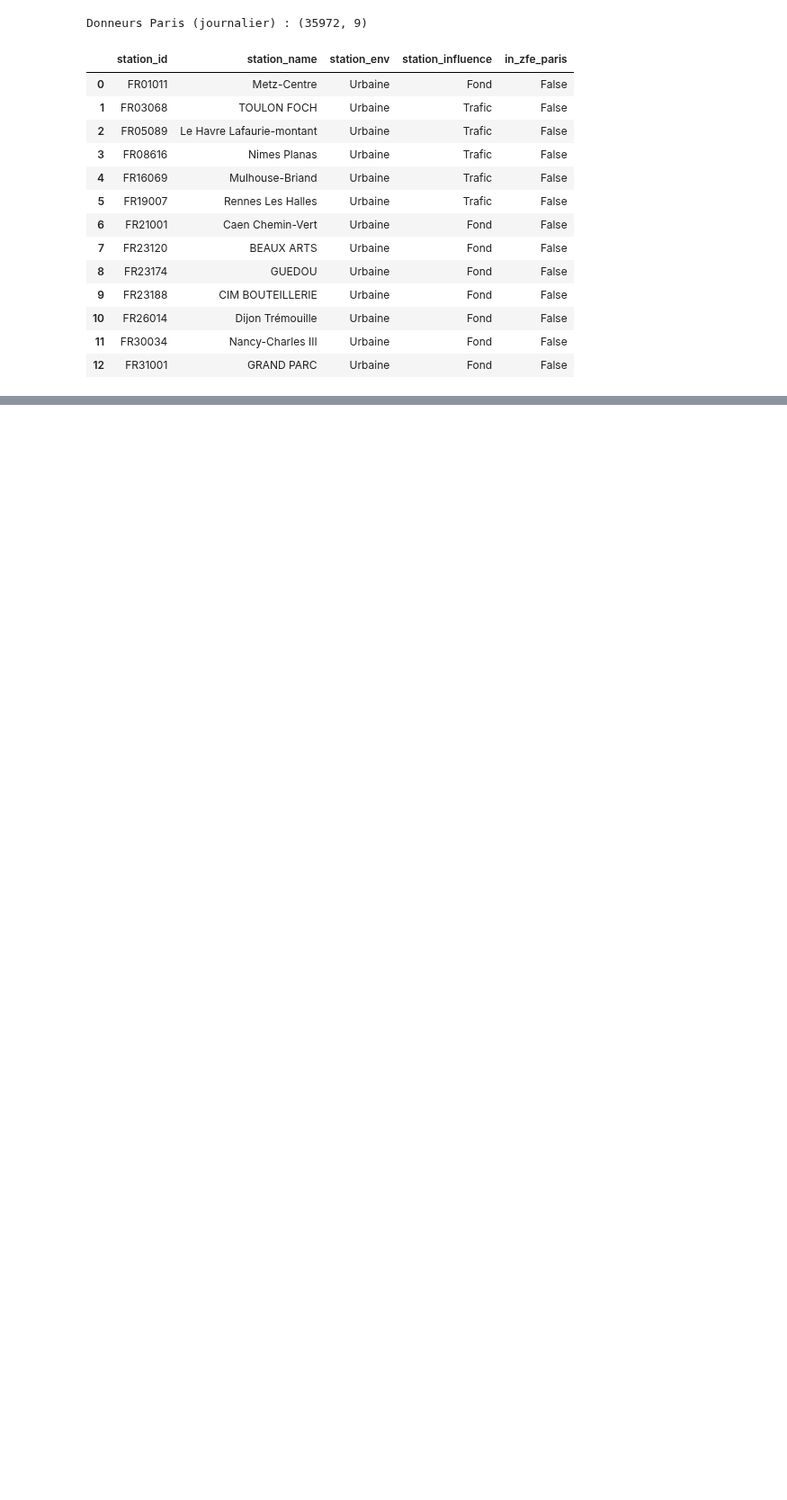
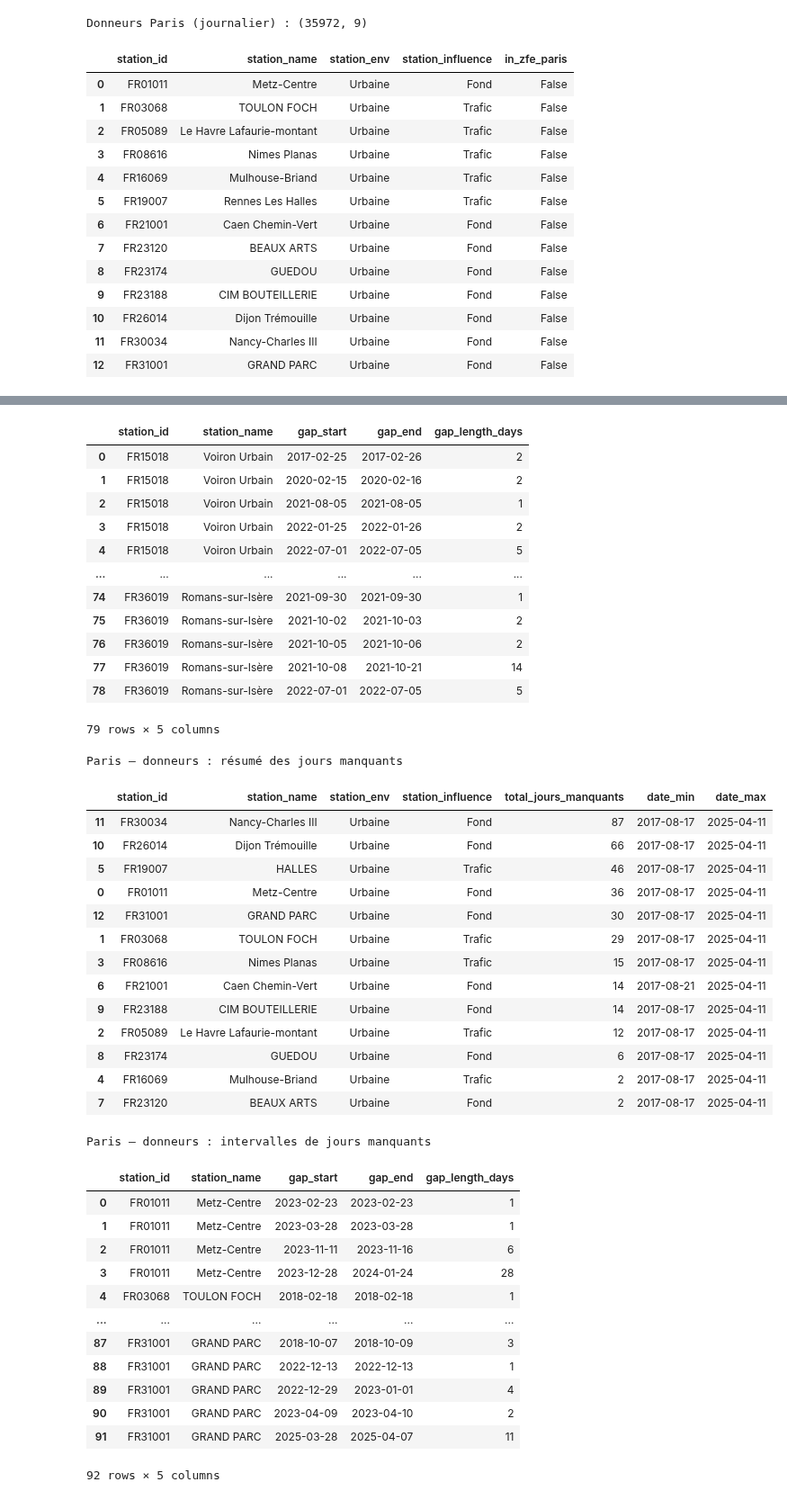
Before and after one commit to pasilvente/project_python_for_data_science_at_ENSAE_ZFE_ML_SCM, a Jupyter notebook: rapport_zfe.ipynb, the cells around one changed output, grey strips where cells are left out. Shown at 90% size. Cells and saved outputs as stored; diff of their text form; code cells hidden in the pictures; blank space fills up the shorter version.

Commit message:
valeurs manquantes + cleaning

```diff
--- a/rapport_zfe.ipynb
+++ b/rapport_zfe.ipynb
@@ -406,0 +462,28 @@ Donneurs Paris (journalier) : (35972, 9)
+# %%
+# Donneurs : Grenoble et Paris
+grenoble_donors_path = DATA_DIR / "no2_donors_grenoble_daily_clean.csv"
+paris_donors_path = DATA_DIR / "no2_donors_paris_daily_clean.csv"
+
+donors_grenoble = pd.read_csv(grenoble_donors_path)
+donors_paris = pd.read_csv(paris_donors_path)
+
+# Résumé des valeurs manquantes pour les donneurs
+donors_grenoble_missing_summary, donors_grenoble_missing_gaps = summarize_missing_daily(
+    donors_grenoble
+)
+donors_paris_missing_summary, donors_paris_missing_gaps = summarize_missing_daily(
+    donors_paris
+)
+
+print("Grenoble – donneurs : résumé des jours manquants")
+display(donors_grenoble_missing_summary)
+
+print("Grenoble – donneurs : intervalles de jours manquants")
+display(donors_grenoble_missing_gaps)
+
+print("Paris – donneurs : résumé des jours manquants")
+display(donors_paris_missing_summary)
+
+print("Paris – donneurs : intervalles de jours manquants")
+display(donors_paris_missing_gaps)
+# %% [output]
@@ -406,0 +503,42 @@ Donneurs Paris (journalier) : (35972, 9)
+|  | station_id | station_name | gap_start | gap_end | gap_length_days |
+| 0 | FR15018 | Voiron Urbain | 2017-02-25 | 2017-02-26 | 2 |
+| 1 | FR15018 | Voiron Urbain | 2020-02-15 | 2020-02-16 | 2 |
+| 2 | FR15018 | Voiron Urbain | 2021-08-05 | 2021-08-05 | 1 |
+| 3 | FR15018 | Voiron Urbain | 2022-01-25 | 2022-01-26 | 2 |
+| 4 | FR15018 | Voiron Urbain | 2022-07-01 | 2022-07-05 | 5 |
+| ... | ... | ... | ... | ... | ... |
+| 74 | FR36019 | Romans-sur-Isère | 2021-09-30 | 2021-09-30 | 1 |
+| 75 | FR36019 | Romans-sur-Isère | 2021-10-02 | 2021-10-03 | 2 |
+| 76 | FR36019 | Romans-sur-Isère | 2021-10-05 | 2021-10-06 | 2 |
+| 77 | FR36019 | Romans-sur-Isère | 2021-10-08 | 2021-10-21 | 14 |
+| 78 | FR36019 | Romans-sur-Isère | 2022-07-01 | 2022-07-05 | 5 |
+79 rows × 5 columns
+Paris – donneurs : résumé des jours manquants
+|  | station_id | station_name | station_env | station_influence | total_jours_manquants | date_min | date_max |
+| 11 | FR30034 | Nancy-Charles III | Urbaine | Fond | 87 | 2017-08-17 | 2025-04-11 |
+| 10 | FR26014 | Dijon Trémouille | Urbaine | Fond | 66 | 2017-08-17 | 2025-04-11 |
+| 5 | FR19007 | HALLES | Urbaine | Trafic | 46 | 2017-08-17 | 2025-04-11 |
+| 0 | FR01011 | Metz-Centre | Urbaine | Fond | 36 | 2017-08-17 | 2025-04-11 |
+| 12 | FR31001 | GRAND PARC | Urbaine | Fond | 30 | 2017-08-17 | 2025-04-11 |
+| 1 | FR03068 | TOULON FOCH | Urbaine | Trafic | 29 | 2017-08-17 | 2025-04-11 |
+| 3 | FR08616 | Nimes Planas | Urbaine | Trafic | 15 | 2017-08-17 | 2025-04-11 |
+| 6 | FR21001 | Caen Chemin-Vert | Urbaine | Fond | 14 | 2017-08-21 | 2025-04-11 |
+| 9 | FR23188 | CIM BOUTEILLERIE | Urbaine | Fond | 14 | 2017-08-17 | 2025-04-11 |
+| 2 | FR05089 | Le Havre Lafaurie-montant | Urbaine | Trafic | 12 | 2017-08-17 | 2025-04-11 |
+| 8 | FR23174 | GUEDOU | Urbaine | Fond | 6 | 2017-08-17 | 2025-04-11 |
+| 4 | FR16069 | Mulhouse-Briand | Urbaine | Trafic | 2 | 2017-08-17 | 2025-04-11 |
+| 7 | FR23120 | BEAUX ARTS | Urbaine | Fond | 2 | 2017-08-17 | 2025-04-11 |
+Paris – donneurs : intervalles de jours manquants
+|  | station_id | station_name | gap_start | gap_end | gap_length_days |
+| 0 | FR01011 | Metz-Centre | 2023-02-23 | 2023-02-23 | 1 |
+| 1 | FR01011 | Metz-Centre | 2023-03-28 | 2023-03-28 | 1 |
+| 2 | FR01011 | Metz-Centre | 2023-11-11 | 2023-11-16 | 6 |
+| 3 | FR01011 | Metz-Centre | 2023-12-28 | 2024-01-24 | 28 |
+| 4 | FR03068 | TOULON FOCH | 2018-02-18 | 2018-02-18 | 1 |
+| ... | ... | ... | ... | ... | ... |
+| 87 | FR31001 | GRAND PARC | 2018-10-07 | 2018-10-09 | 3 |
+| 88 | FR31001 | GRAND PARC | 2022-12-13 | 2022-12-13 | 1 |
+| 89 | FR31001 | GRAND PARC | 2022-12-29 | 2023-01-01 | 4 |
+| 90 | FR31001 | GRAND PARC | 2023-04-09 | 2023-04-10 | 2 |
+| 91 | FR31001 | GRAND PARC | 2025-03-28 | 2025-04-07 | 11 |
+92 rows × 5 columns
```
Also changed, not shown: parts of 7 cells of this notebook, 4 other files.
